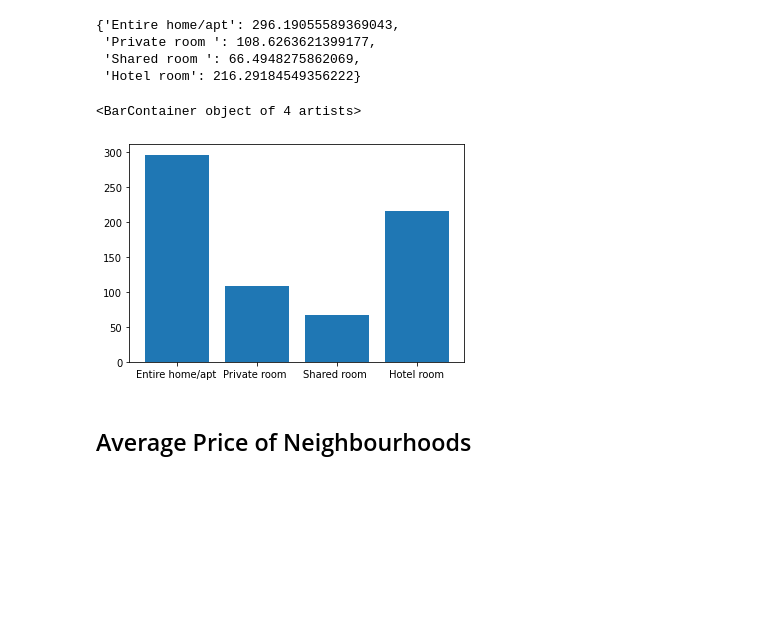
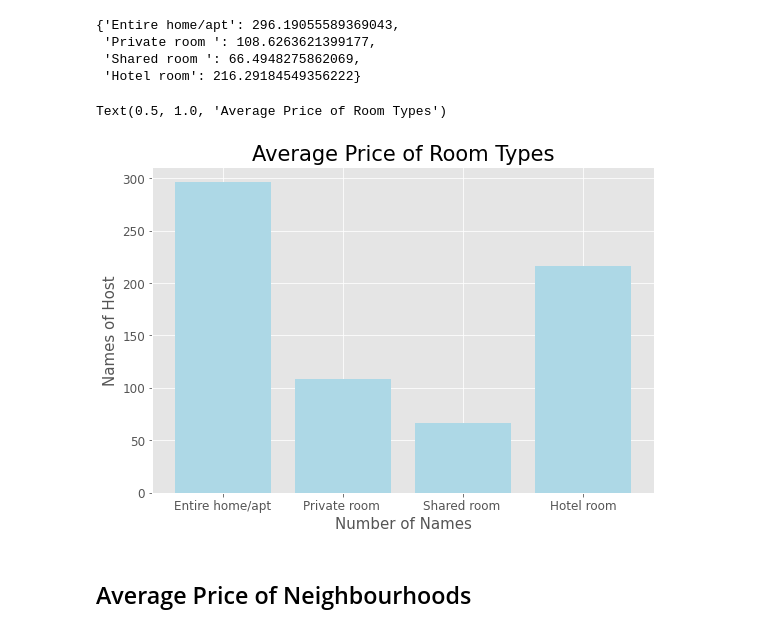
Before and after one commit to gl271/data_project1, a Jupyter notebook: airbnb_dataset.ipynb, the cells around one changed output. Drawn from its saved outputs; the diff is of its cells as text; code cells hidden in the pictures; blank space fills up the shorter version.

```diff
--- a/airbnb_dataset.ipynb
+++ b/airbnb_dataset.ipynb
@@ -260,13 +326,21 @@ average_price_by_room
  'Private room ': 108.6263621399177,
  'Shared room ': 66.4948275862069,
  'Hotel room': 216.29184549356222}
-# %%
-keys = average_price_by_room.keys()
-values = average_price_by_room.values()
-plt.bar(keys, values)
-# %% [output]
-<BarContainer object of 4 artists>
-[figure, removed]
+# %%
+fig, ax = plt.subplots(figsize = (9,6))
+ax.grid(True)
+
+keys = average_price_by_room.keys()
+values = average_price_by_room.values()
+plt.bar(keys, values, color= 'lightblue')
+plt.xlabel("Number of Names", fontsize=15)
+plt.xticks (fontsize=12)
+plt.ylabel("Names of Host", fontsize=15)
+plt.yticks (fontsize=12)
+plt.title("Average Price of Room Types", fontsize=21)
+# %% [output]
+Text(0.5, 1.0, 'Average Price of Room Types')
+[figure, added]
 # %% [markdown]
 <h2>Average Price of Neighbourhoods</h2>
 # %%
```
Also changed, not shown: parts of 22 cells of this notebook, 7 other files.
